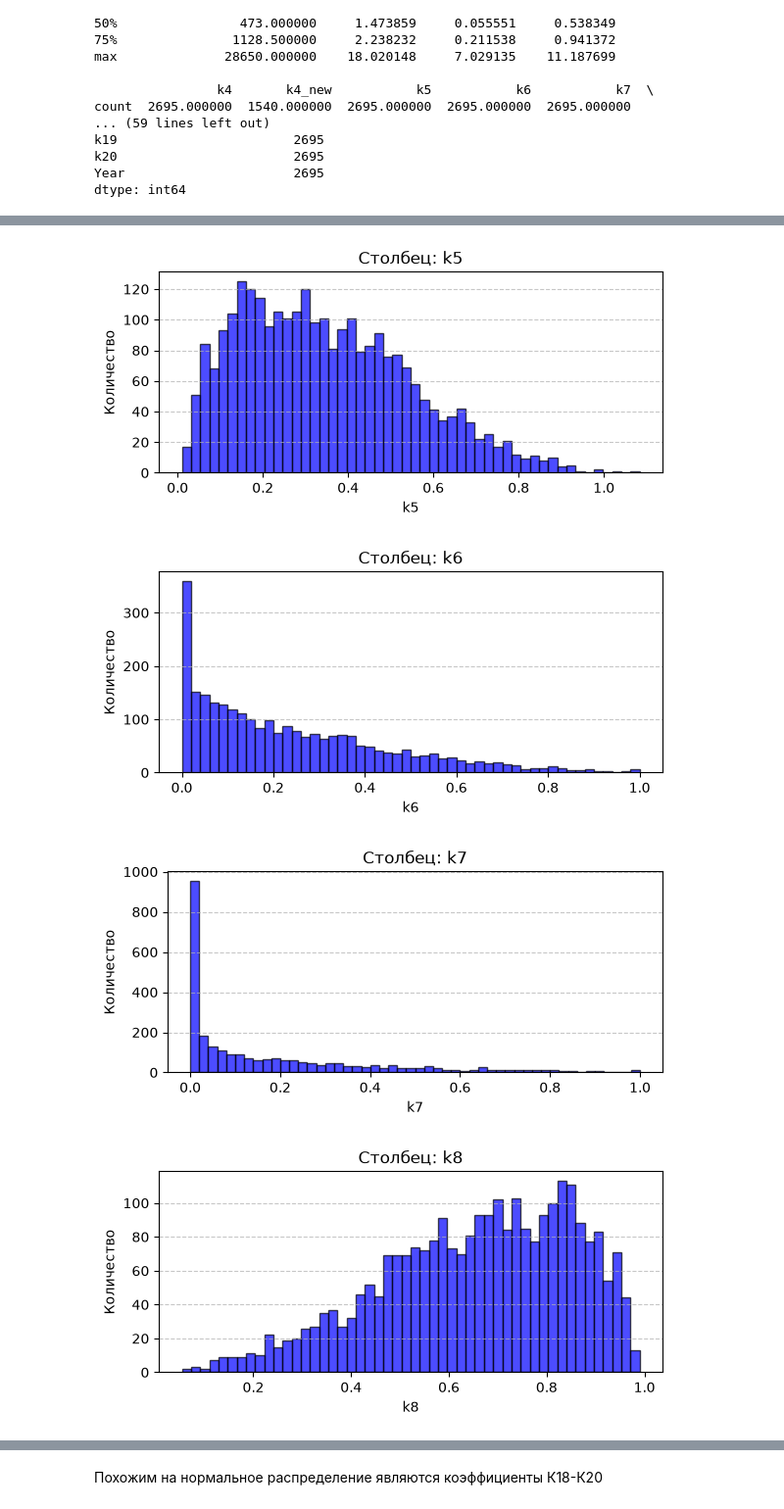
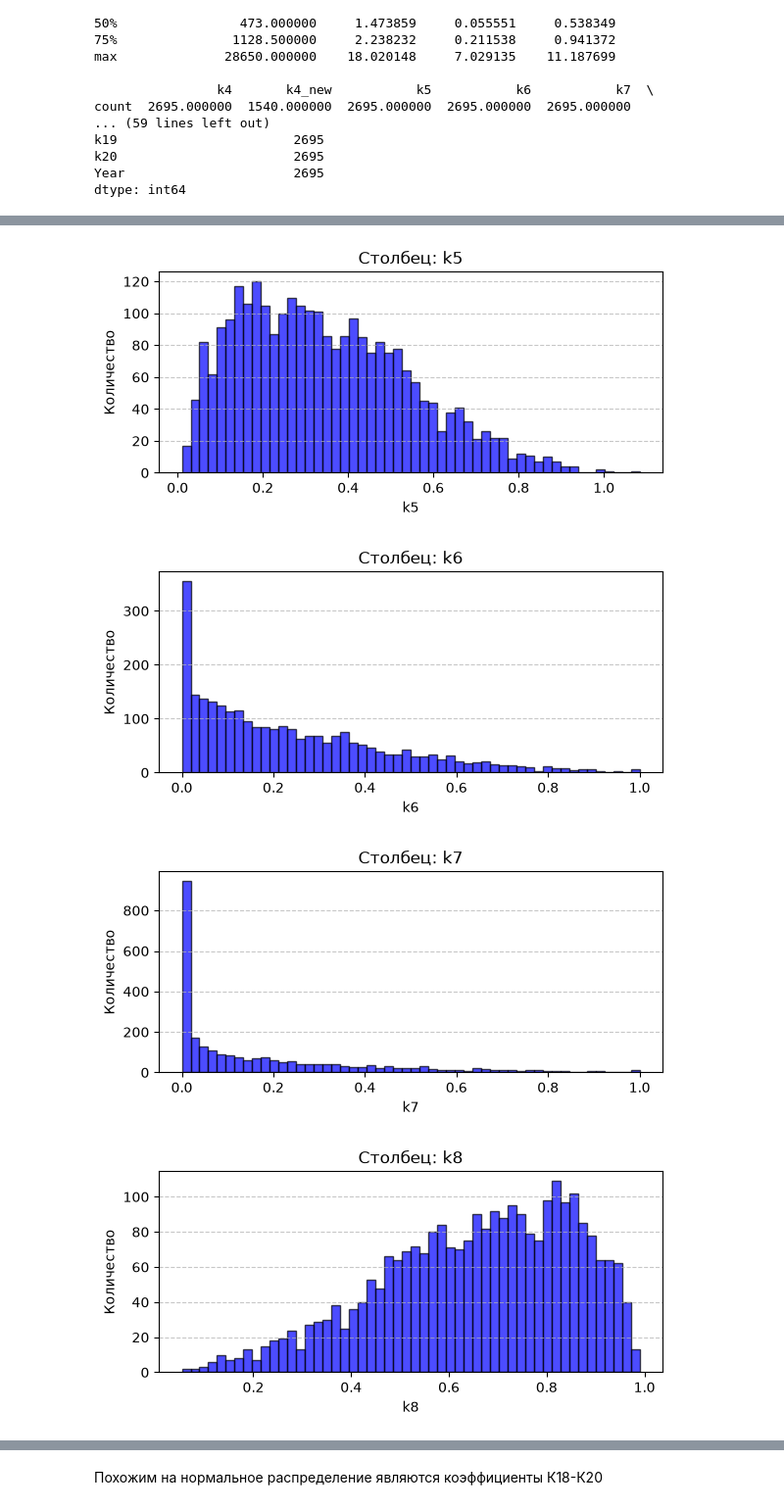
Before and after one commit to vaniiaaa/DAEFI, a Jupyter notebook: lab1_corr_analysis.ipynb, the cells around one changed output, grey strips where cells are left out. Shown at 98% size. Saved outputs shown, nothing was run; the diff lists cells and outputs as text; code cells hidden in the pictures.

```diff
--- a/lab1_corr_analysis.ipynb
+++ b/lab1_corr_analysis.ipynb
@@ -25,7 +25,7 @@ df = pd.read_spss(r'.\data\data_lab1_start.sav')
 df.head(3)
 print(df.describe())
 print(df.count())
-df.drop(columns=["Cреднеспис.числ.работн"], inplace = True)
+df.drop(columns=["Cреднеспис.числ.работн", "Year"], inplace = True)
 # %% [output]
        Cреднеспис.числ.работн           k1           k2           k3  \
 count             2695.000000  2695.000000  2695.000000  2695.000000
@@ -48,12 +48,12 @@ dtype: int64
 num_cols = df.select_dtypes(include=['number']).columns
 for col in num_cols:
     plt.figure(figsize=(6,3))
-    plt.hist(df[col].dropna(), bins=50, color='blue', edgecolor='black', alpha=0.7)
+    plt.hist(df[col].dropna(), bins=52, color='blue', edgecolor='black', alpha=0.7)
     plt.title(f"Столбец: {col}")
     plt.xlabel(col)
     plt.ylabel("Количество")
     plt.grid(axis='y', linestyle='--', alpha = 0.7)
     plt.tight_layout()
-    plt.savefig(f'{outdir}/hist1_{col}.png')
+    plt.savefig(f'{outdir}/{col}_hist1.png')
     plt.show()
 # %% [output]
@@ -65,4 +65,4 @@ for col in num_cols:
-[figure, old version]
+[figure, new version]
-[figure, old version]
+[figure, new version]
-[figure, old version]
+[figure, new version]
-[figure, old version]
+[figure, new version]
```
Also changed, not shown: parts of 10 cells of this notebook.
